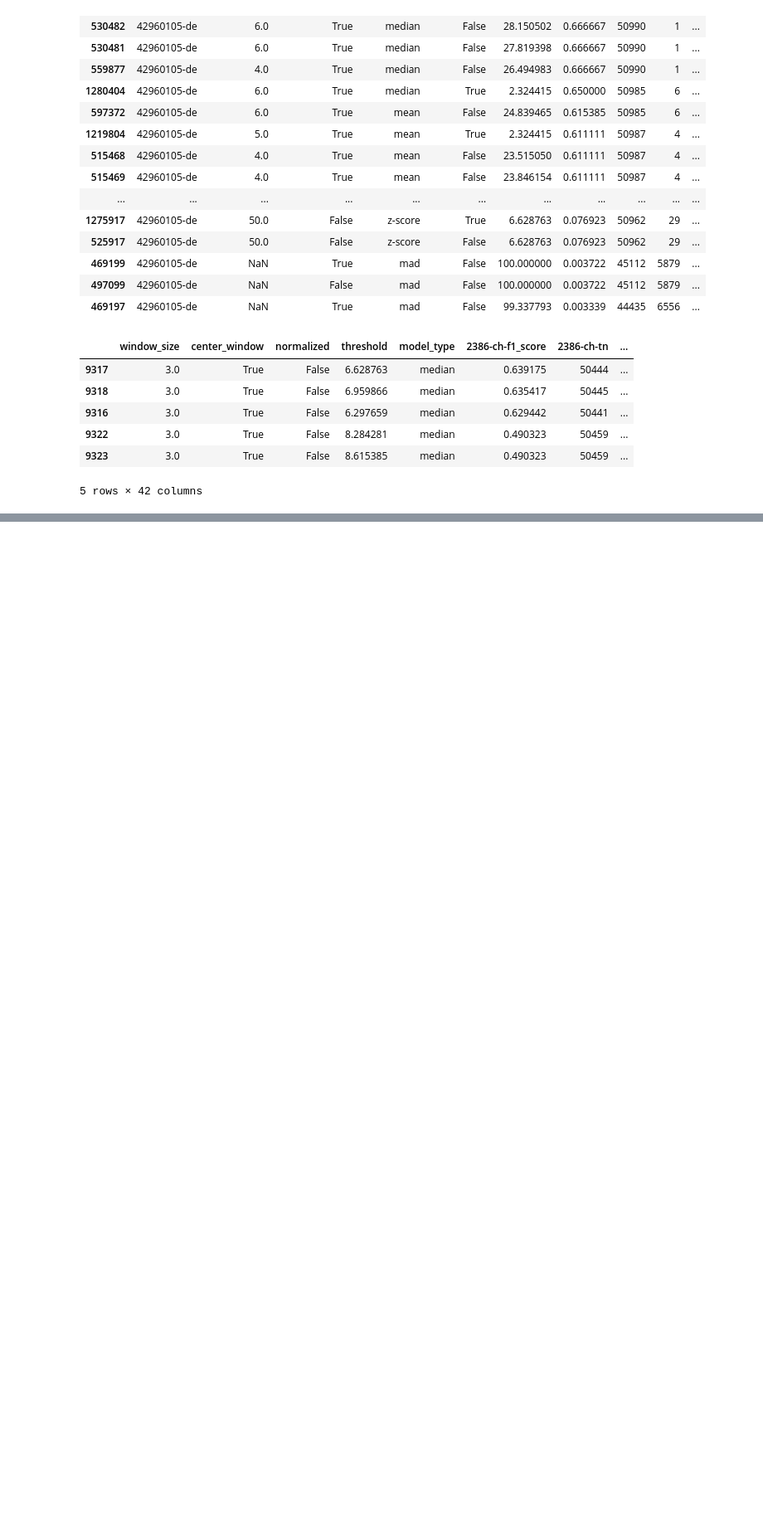
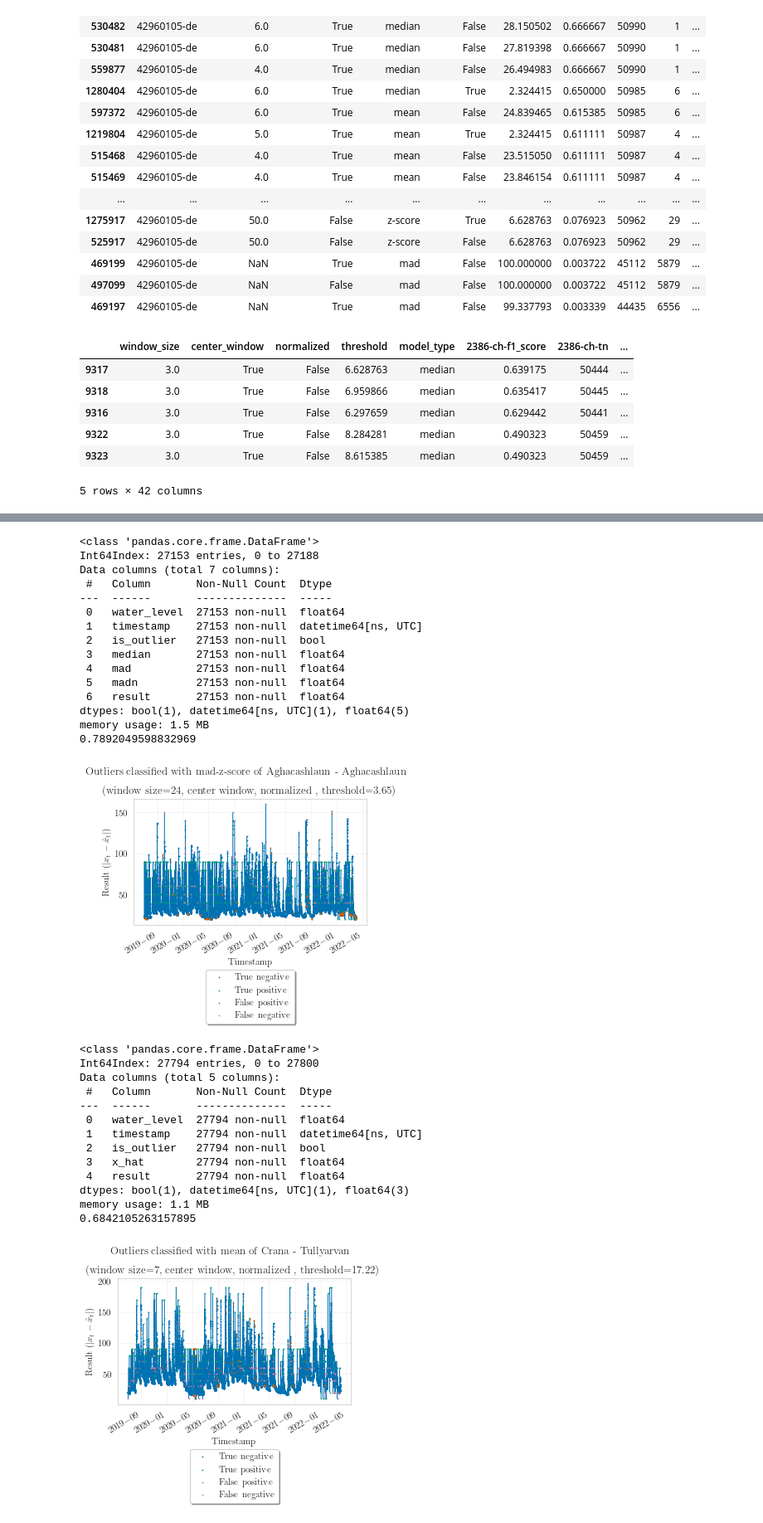
Before and after one commit to cellularegg/bachelor-thesis-code, a Jupyter notebook: analyze_outlier_detection_results.ipynb, the cells around one changed output, grey strips where cells are left out. Shown at 83% size. Drawn from its saved outputs; the diff is of its cells as text; code cells hidden in the pictures; blank space fills up the shorter version.

```diff
--- a/analyze_outlier_detection_results.ipynb
+++ b/analyze_outlier_detection_results.ipynb
@@ -676,0 +673,76 @@ Name: 9315, dtype: object
+# %%
+for mt in prediction_summary_df['model_type'].unique():
+    best_pred_per_model = prediction_summary_df.loc[prediction_summary_df['model_type'] == mt].sort_values(by=['f1_score'], ascending=False).iloc[0]
+    common_id = best_pred_per_model['common_id']
+    model_type = best_pred_per_model['model_type']
+    window_size = int(best_pred_per_model['window_size']) if best_pred_per_model['window_size'] is not None else None
+    center_window = 'cw' if best_pred_per_model['center_window'] else 'nocw'
+    normalized = 'normalized' if best_pred_per_model['normalized'] else 'regular'
+    threshold = best_pred_per_model['threshold']
+    best_pred_per_model_df = pd.read_parquet(f'./data/predictions/raw_preprocessed/{normalized}/{common_id}/{window_size}_{center_window}_{model_type}.parquet')
+    best_pred_per_model_df.info()
+    best_pred_per_model_df['y_pred'] = np.where(best_pred_per_model_df['result'] > threshold, 1, 0)
+    best_pred_per_model_df['pred_type'] = best_pred_per_model_df.apply(lambda row: get_TP_TN_FP_FN(row['is_outlier'], row['y_pred']), axis=1)
+
+    # best_pred_df = best_pred_df.loc[best_pred_df['timestamp'] <= '2019-06-01']
+    tex_plots_path = f'../bachelor-thesis/plots/pdfs/{common_id}/'
+    fig, ax = plt.subplots(1, 1, figsize=set_size('thesis'))
+    plt.plot(best_pred_per_model_df['timestamp'], best_pred_per_model_df['water_level'], linewidth=0.5,
+             zorder=-1)
+    # plt.scatter(best_pred_per_model_df.loc[~best_pred_per_model_df['is_outlier'], 'timestamp'],
+    #             best_pred_per_model_df.loc[~best_pred_per_model_df['is_outlier'], 'result'], s=0.1, label='regular (ground truth)')
+    # plt.scatter(best_pred_per_model_df.loc[best_pred_per_model_df['is_outlier'], 'timestamp'],
+    #             best_pred_per_model_df.loc[best_pred_per_model_df['is_outlier'], 'result'], s=0.5, c='C2', label='outliers (ground truth)')
+    plt.scatter(best_pred_per_model_df.loc[best_pred_per_model_df['pred_type'] == 'TN', 'timestamp'],
+                best_pred_per_model_df.loc[best_pred_per_model_df['pred_type'] == 'TN', 'water_level'], s=0.5, c='C0', label='True negative')
+    plt.scatter(best_pred_per_model_df.loc[best_pred_per_model_df['pred_type'] == 'TP', 'timestamp'],
+                best_pred_per_model_df.loc[best_pred_per_model_df['pred_type'] == 'TP', 'water_level'], s=0.5, c='C1', label='True positive')
+    plt.scatter(best_pred_per_model_df.loc[best_pred_per_model_df['pred_type'] == 'FP', 'timestamp'],
+                best_pred_per_model_df.loc[best_pred_per_model_df['pred_type'] == 'FP', 'water_level'], s=0.5, c='C2', label='False positive')
+    plt.scatter(best_pred_per_model_df.loc[best_pred_per_model_df['pred_type'] == 'FN', 'timestamp'],
+                best_pred_per_model_df.loc[best_pred_per_model_df['pred_type'] == 'FN', 'water_level'], s=0.5, c='C3', label='False negative')
+
+    plt.suptitle(f'Outliers classified with {model_type} of {stations_dict[common_id]["water_name"]} - {stations_dict[common_id]["station_name"]}',  y=1.05)
+    plt.title(f'(window size={window_size}, {"no " if not best_pred_per_model["center_window"] else ""} center window, {"not " if best_pred_per_model["normalized"] else ""} normalized , threshold={round(threshold, 2)})')
+    plt.grid(alpha=0.25)
+    plt.gcf().autofmt_xdate()
+    plt.xlabel('Timestamp')
+    plt.ylabel('Result ($|x_t - \hat{x}_t|$)')
+    # plt.axhline(y=threshold, color='C3', linestyle='--', linewidth=0.5, label='Threshold')
+    ax.legend(loc='upper center', bbox_to_anchor=(0.5, -0.32),
+              fancybox=True, shadow=True)
+    plt.savefig(f'{tex_plots_path}od_{model_type}_{common_id}_all.pdf', format='pdf',
+                bbox_inches='tight')
+    print(f'{best_pred_per_model["f1_score"]}')
+    plt.show()
+# %% [output]
+<class 'pandas.core.frame.DataFrame'>
+Int64Index: 27153 entries, 0 to 27188
+Data columns (total 7 columns):
+ #   Column       Non-Null Count  Dtype
+---  ------       --------------  -----
+ 0   water_level  27153 non-null  float64
+ 1   timestamp    27153 non-null  datetime64[ns, UTC]
+ 2   is_outlier   27153 non-null  bool
+ 3   median       27153 non-null  float64
+ 4   mad          27153 non-null  float64
+ 5   madn         27153 non-null  float64
+ 6   result       27153 non-null  float64
+dtypes: bool(1), datetime64[ns, UTC](1), float64(5)
+memory usage: 1.5 MB
+0.7892049598832969
+[figure, added]
+<class 'pandas.core.frame.DataFrame'>
+Int64Index: 27794 entries, 0 to 27800
+Data columns (total 5 columns):
+ #   Column       Non-Null Count  Dtype
+---  ------       --------------  -----
+ 0   water_level  27794 non-null  float64
+ 1   timestamp    27794 non-null  datetime64[ns, UTC]
+ 2   is_outlier   27794 non-null  bool
+ 3   x_hat        27794 non-null  float64
+ 4   result       27794 non-null  float64
+dtypes: bool(1), datetime64[ns, UTC](1), float64(3)
+memory usage: 1.1 MB
+0.6842105263157895
+[figure, added]
```
Also changed, not shown: parts of 7 cells of this notebook.
